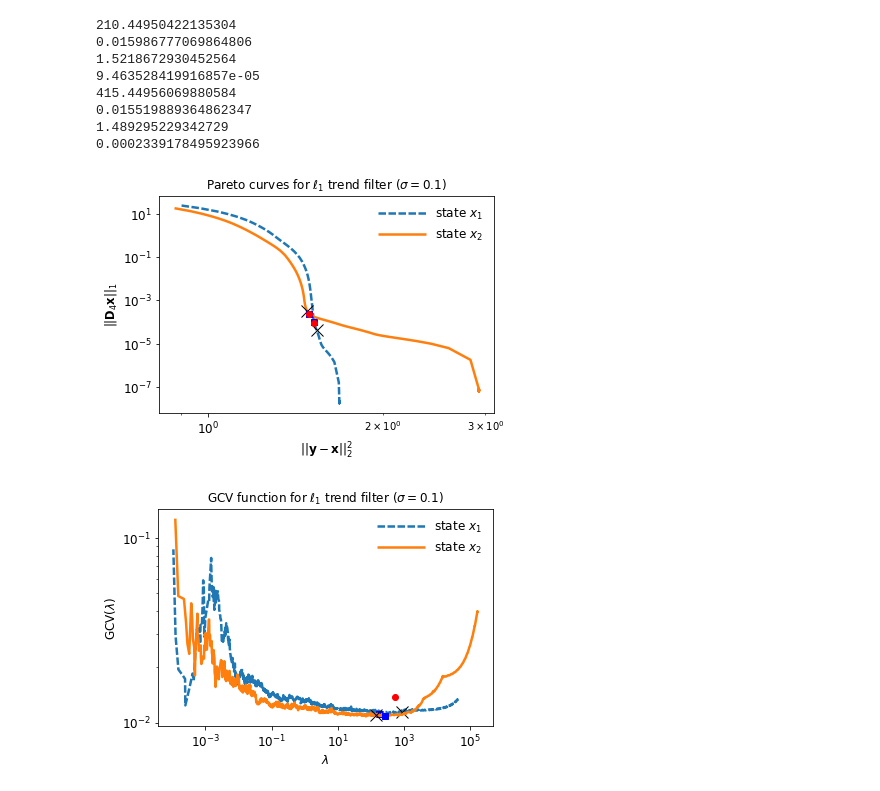
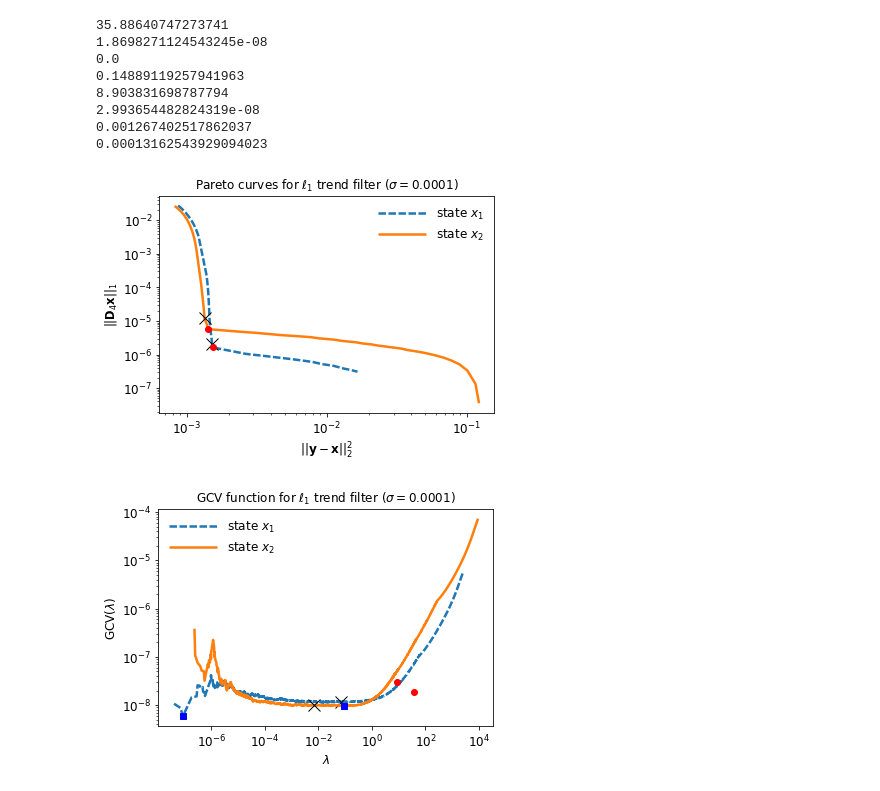
Before and after one commit to AlexCortiella/CU-Research, a Jupyter notebook: Python_Codes/article_files/second_paper/plots_filters/plot_lcurve&gcv_trendfilter.ipynb, the cells around one changed output. Drawn from its saved outputs; the diff is of its cells as text; code cells hidden in the pictures.

Commit message:
VanderPol plots added

```diff
--- a/Python_Codes/article_files/second_paper/plots_filters/plot_lcurve&gcv_trendfilter.ipynb
+++ b/Python_Codes/article_files/second_paper/plots_filters/plot_lcurve&gcv_trendfilter.ipynb
@@ -8,9 +8,9 @@ rcParams['font.family'] = 'sans-serif'
 rcParams['font.sans-serif'] = ['Times']
 # %%
 filter_method = 'trendfilter'
-system = 'Duffing'
+system = 'VanderPol'
 n_states = 2
-noise_lvl = 0.1
+noise_lvl = 0.0001
 ## READ JSON FILE
 filename = system+'_'+filter_method+'_lcurve_noise_'+str(noise_lvl).replace('.','d')+'.json'
 filepath = 'data_files/'+system+'/'+filter_method+'/'+filename
@@ -68,45 +68,48 @@ for state in range(n_states):
 
     ax1.plot(res, reg, lw=2.5,dashes=dashesStyles[state%len(dashesStyles)],label=f'state $x_{state+1}$')
     ax1.plot(res_min, reg_min,'kx', markersize = 12)
-    ax1.plot(res_gcv, reg_gcv, 'bs')
+#     ax1.plot(res_gcv, reg_gcv, 'bs')
     ax1.plot(res_lc, reg_lc, 'ro')
 
     ax1.set_xscale("log")
     ax1.set_yscale("log")
     ax1.set_ylabel("$||\mathbf{D}_4\mathbf{x}||_1$", size = 11.5)
     ax1.set_xlabel("$||\mathbf{y} - \mathbf{x}||_2^2$", size = 12)
+#     ax1.set_ylim(1e-6,1e-1)
+#     ax1.set_xlim(1.25,1.5)
     ax1.legend(frameon=False, loc='upper left',ncol=1,handlelength=2)
     ax1.tick_params(labelsize = 12)
     ax1.yaxis.tick_left()
     nameOfPlot = f"Pareto curves for $\ell_1$ trend filter ($\sigma = {noise_lvl}$)"
     ax1.set_title(nameOfPlot, size = 12)
     ax1.legend(frameon=False, loc='upper right',ncol=1,handlelength=4, fontsize = 12)
 
 
     ax2.plot(lambdas[0:], gcv_lambda[0:], lw=2.5,dashes=dashesStyles[state%len(dashesStyles)],label=f'state $x_{state+1}$')
     ax2.plot(min_error_gcv_lambda, min_error_gcv_gcv,'kx', markersize = 12)
     ax2.plot(min_gcv_lambda, min_gcv, 'bs')
     ax2.plot(lambda_lc, gcv_lc, 'ro')
 
     ax2.set_xscale("log")
     ax2.set_yscale("log")
     ax2.set_ylabel("GCV($\lambda$)", size = 12)
     ax2.set_xlabel("$\lambda$", size = 12)
+#     ax2.set_ylim(0.5e-6,1e-4)
     ax2.tick_params(labelsize = 12)
     ax2.yaxis.tick_left()
     nameOfPlot = f"GCV function for $\ell_1$ trend filter ($\sigma = {noise_lvl}$)"
     ax2.set_title(nameOfPlot, size = 12)
-    ax2.legend(frameon=False, loc='upper right',ncol=1,handlelength=4, fontsize = 12)
+    ax2.legend(frameon=False, loc='upper left',ncol=1,handlelength=4, fontsize = 12)
 # %% [output]
-210.44950422135304
-0.015986777069864806
-1.5218672930452564
-9.463528419916857e-05
-415.44956069880584
-0.015519889364862347
-1.489295229342729
-0.0002339178495923966
+35.88640747273741
+1.8698271124543245e-08
+0.0
+0.14889119257941963
+8.903831698787794
+2.993654482824319e-08
+0.001267402517862037
+0.00013162543929094023
-[figure, old version]
+[figure, new version]
-[figure, old version]
+[figure, new version]
 # %%
 fig_format = 'svg'
```
Also changed, not shown: parts of 2 cells of this notebook, 21 other files.
